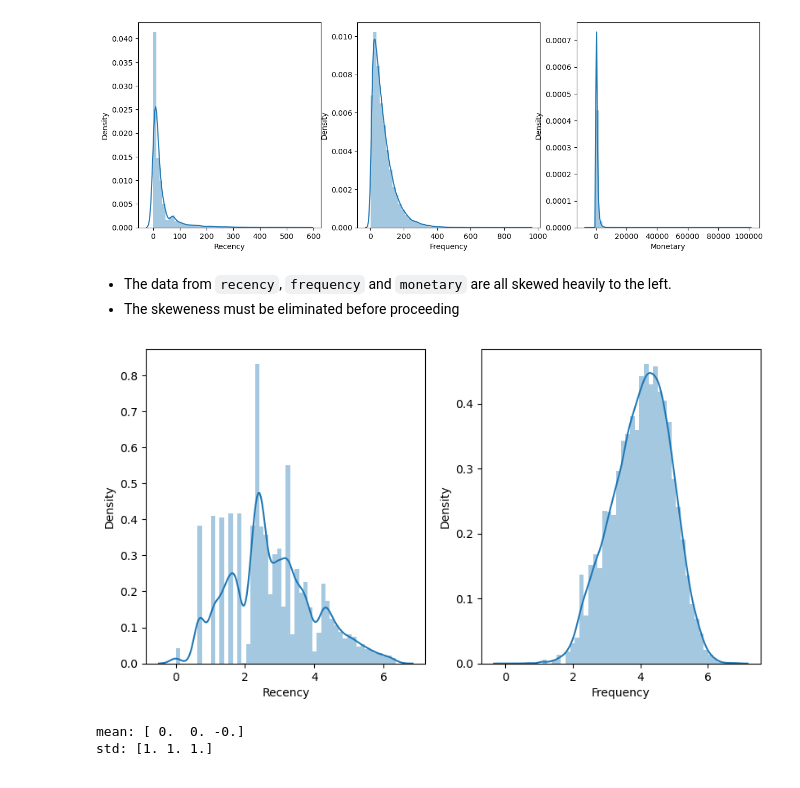
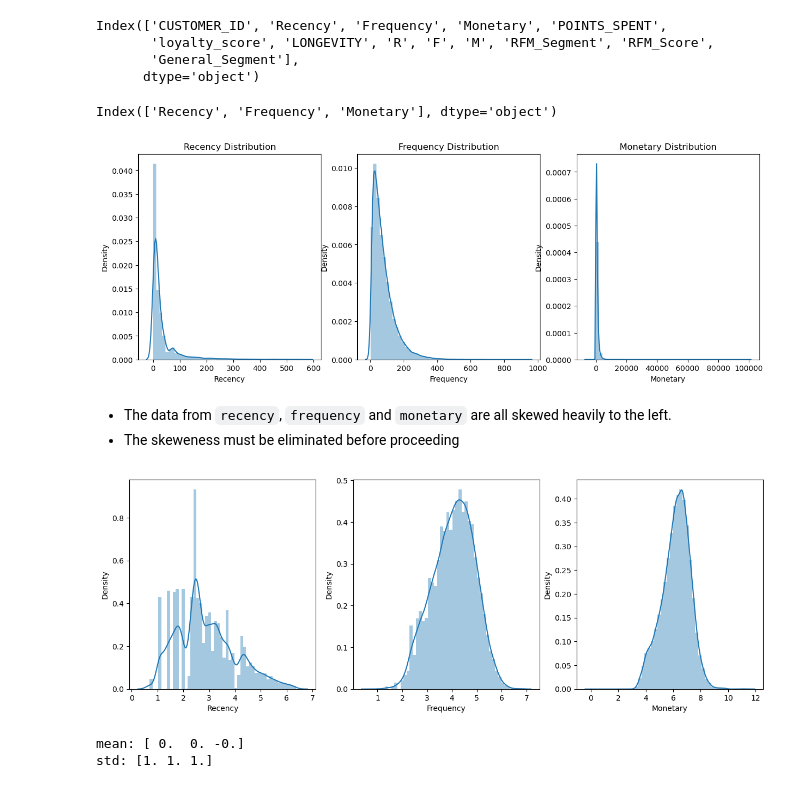
Before and after one commit to PeterBaraka/ml_fieldwork_lab, a Jupyter notebook: seg_clustering.ipynb, the cells around one changed output. Drawn from its saved outputs; the diff is of its cells as text; code cells hidden in the pictures.

Commit message:
Refactor of Clustering process

```diff
--- a/seg_clustering.ipynb
+++ b/seg_clustering.ipynb
@@ -27,31 +26,50 @@ df.head()
+# %%
+# Create a copy dataset with the same index as the original dataset to avoid any issues when merging the datasets
+df_copy = df.copy()
+# %%
+df_copy.columns
+# %% [output]
+Index(['CUSTOMER_ID', 'Recency', 'Frequency', 'Monetary', 'POINTS_SPENT',
+       'loyalty_score', 'LONGEVITY', 'R', 'F', 'M', 'RFM_Segment', 'RFM_Score',
+       'General_Segment'],
+      dtype='object')
+# %%
+# Drop the columns that are not needed for the clustering analysis
+df_copy = df_copy.drop(['CUSTOMER_ID', 'R', 'F', 'M', 'RFM_Segment',
+       'General_Segment', 'RFM_Score', 'POINTS_SPENT',
+       'loyalty_score', 'LONGEVITY'], axis=1)
+
+# Check the columns that are left in the dataset
+df_copy.columns
+# %% [output]
+Index(['Recency', 'Frequency', 'Monetary'], dtype='object')
 # %%
-# Checking Skewness of the data
-plt.figure(figsize=(15,5))
+# Plot the distribution of the data
+plt.figure(figsize=(15, 5))
 
-# Plotting the distribution of Recency
-plt.subplot(1,3,1)
-sns.distplot(df['Recency'])
+plt.subplot(1, 3, 1)
+sns.distplot(df_copy['Recency'])
+plt.title('Recency Distribution')
 
-# Plotting the distribution of Frequency
-plt.subplot(1,3,2)
-sns.distplot(df['Frequency'])
+plt.subplot(1, 3, 2)
+sns.distplot(df_copy['Frequency'])
+plt.title('Frequency Distribution')
 
-# Plotting the distribution of Monetary
-plt.subplot(1,3,3)
-sns.distplot(df['Monetary'])
+plt.subplot(1, 3, 3)
+sns.distplot(df_copy['Monetary'])
+plt.title('Monetary Distribution')
 
 plt.show()
 # %% [output]
-[figure, old version]
+[figure, new version]
 # %% [markdown]
 - The data from `recency`, `frequency` and `monetary` are all skewed heavily to the left.
 - The skeweness must be eliminated before proceeding
 # %%
 # Removal of skewness
-recency_log = np.log(df['Recency'])
-frequency_log = np.log(df['Frequency'])
-df['Monetary'] = df['Monetary'].astype(int)
-monetary_log = np.log(df['Monetary'])
+recency_log = np.log1p(df_copy['Recency'])
+frequency_log = np.log1p(df_copy['Frequency'])
+monetary_log = np.log1p(df_copy['Monetary'])
 
 plt.figure(figsize=(15,5))
 
@@ -63,8 +81,12 @@ sns.distplot(recency_log)
 plt.subplot(1,3,2)
 sns.distplot(frequency_log)
 
+# Plotting the distribution of Monetary
+plt.subplot(1,3,3)
+sns.distplot(monetary_log)
+
 plt.show()
 # %% [output]
-[figure, old version]
+[figure, new version]
 # %%
 scaler_rfm = StandardScaler()
```
Also changed, not shown: parts of 39 cells of this notebook, 1 other file.
